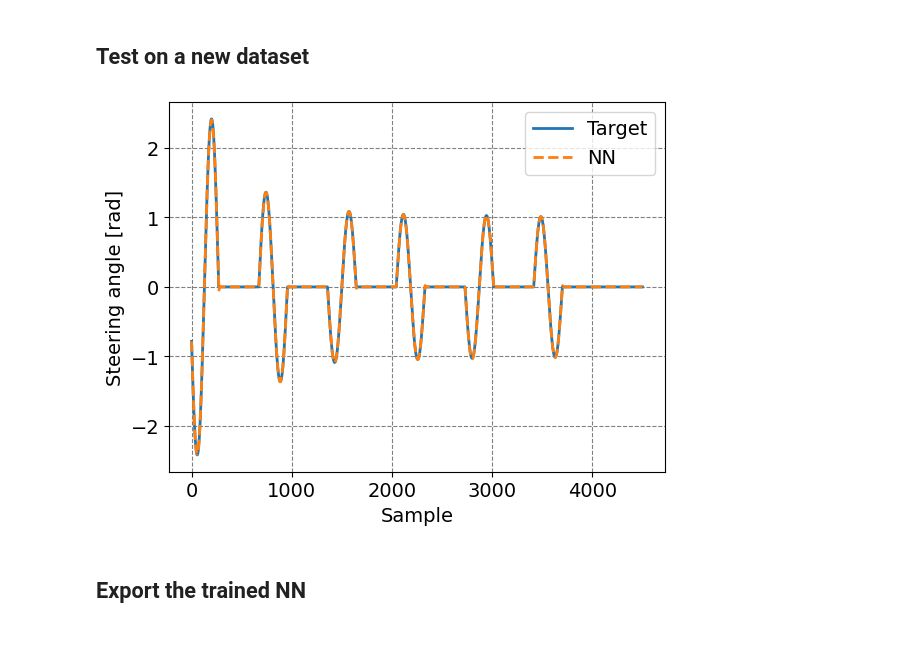
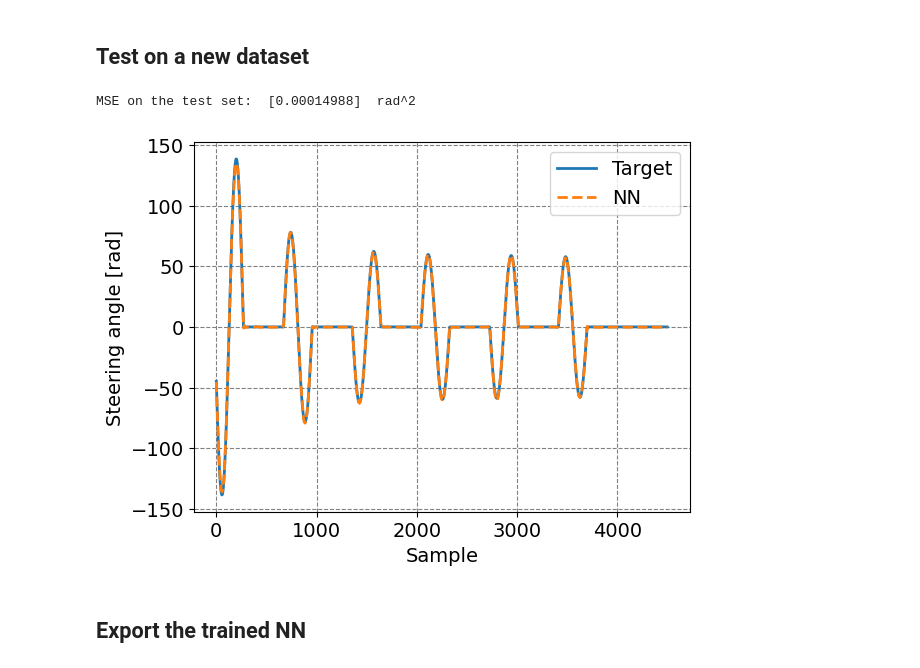
Before and after one commit to tonegas/neu4mes, a Jupyter notebook: tutorials/control_steer_artificial_race_driver.ipynb, the cells around one changed output. Cells and saved outputs as stored; diff of their text form; code cells hidden in the pictures; blank space fills up the shorter version.

```diff
--- a/tutorials/control_steer_artificial_race_driver.ipynb
+++ b/tutorials/control_steer_artificial_race_driver.ipynb
@@ -457,30 +457,43 @@ steer_controller_ARD.neuralizeModel()
 ## Test on a new dataset
 # %%
 # Test on a new dataset
-samples_test_set = steer_controller_ARD.getSamples('validation_set', index=0, window=4000)
+num_samples_use  = 4500
+samples_test_set = steer_controller_ARD.getSamples('validation_set', index=0, window=num_samples_use)
 steer_controller_ARD.resetStates()  # reset the internal state
-out_nn_test_set         = steer_controller_ARD(samples_test_set, sampled=True)
-out_nn_test_set_extract = out_nn_test_set['steering_angle']
+out_nn_test_set         = steer_controller_ARD(samples_test_set, sampled=True,
+                                               prediction_samples=num_samples_use,
+                                               closed_loop={'steer':'steering_angle'})
+out_nn_test_set_extract = np.asarray(out_nn_test_set['steering_angle'])
 
-# extract the samples
+# Extract the samples
 samples_test_set_extract = np.zeros((len(samples_test_set['steer_target']),1))
 for i in range(0,len(samples_test_set_extract)):
   samples_test_set_extract[i] = samples_test_set['steer_target'][i]
 
-# plot the results
-plt.figure()
-plt.plot(samples_test_set_extract,label='Target',linewidth=2)
-plt.plot(out_nn_test_set_extract,label='NN',linestyle='--',linewidth=2)
-plt.xlabel('Sample')
-plt.ylabel('Steering angle [rad]')
-plt.legend()
-plt.grid()
-plt.show()
+# Compute the MSE on the test set
+mse_calc = 0
+for i in range(0,len(samples_test_set_extract)):
+  mse_calc = mse_calc + (samples_test_set_extract[i] - out_nn_test_set_extract[i])**2
+mse_calc = mse_calc/len(samples_test_set_extract)
+print('MSE on the test set: ', mse_calc, ' rad^2')
+
+flag_plot_results = True
+if flag_plot_results:
+  # plot the results
+  plt.figure()
+  plt.plot(np.rad2deg(samples_test_set_extract),label='Target',linewidth=2)
+  plt.plot(np.rad2deg(out_nn_test_set_extract),label='NN',linestyle='--',linewidth=2)
+  plt.xlabel('Sample')
+  plt.ylabel('Steering angle [rad]')
+  plt.legend()
+  plt.grid()
+  plt.show()
 
 # Test with custom data
 #steer_controller_ARD({'curv':[0.1,0.2,0.3,0.4,0.5,0.6,0.7,0.8,0.9,1.0],'steer':[0.1,0.2,0.3,0.4,0.5,0.6,0.7,0.8,0.9,1.0]})
 # %% [output]
+MSE on the test set:  [0.00014988]  rad^2
-[figure, old version]
+[figure, new version]
 # %% [markdown]
 ## Export the trained NN
 # %%
```
Also changed, not shown: parts of 1 cell of this notebook, 2 other files.
